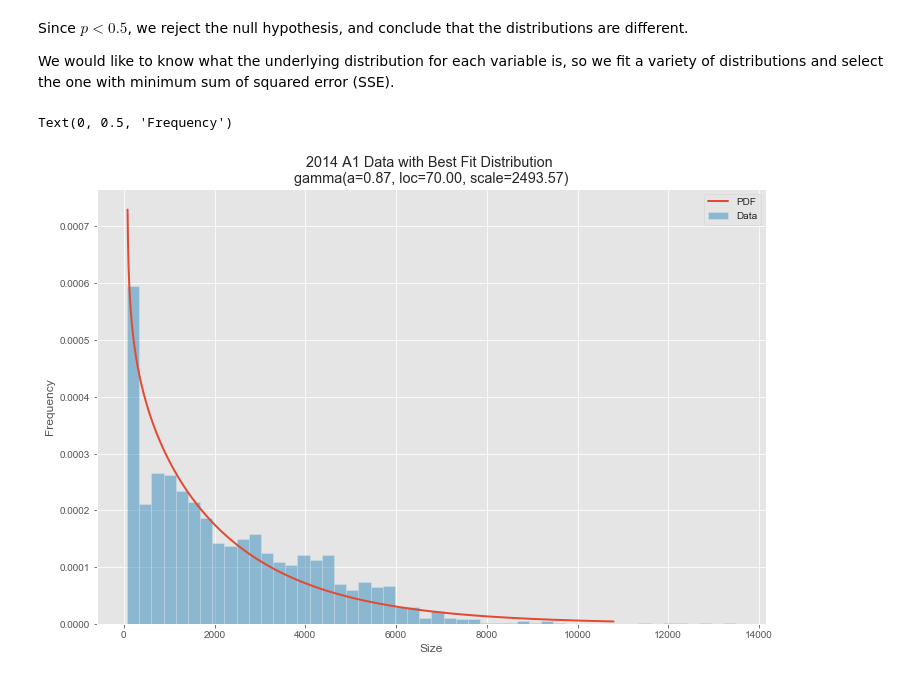
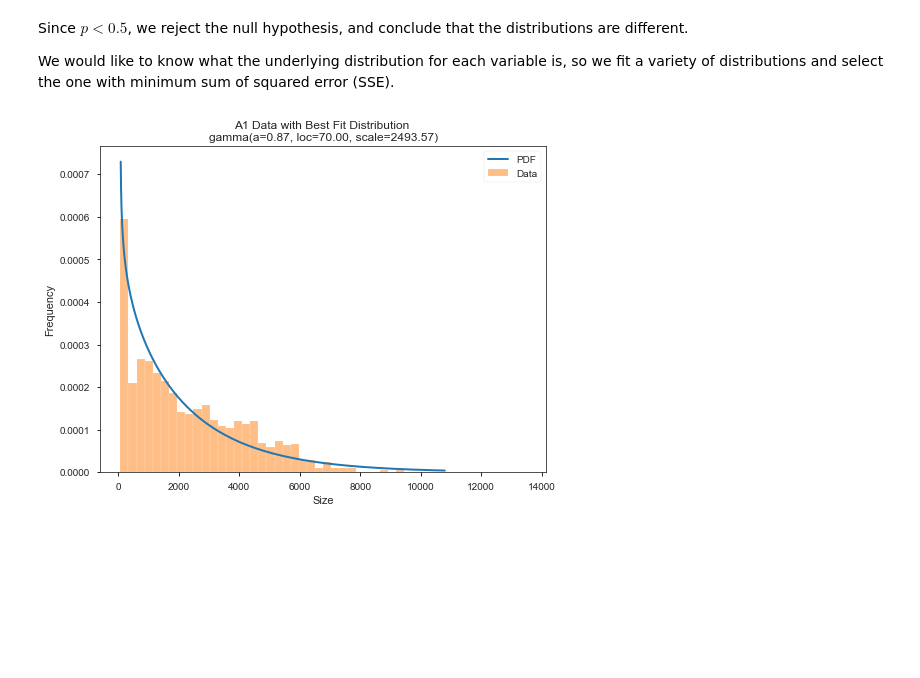
Before and after one commit to Regina-v/plant-image-analysis, a Jupyter notebook: Task04/ProgrammingProject3Task4.ipynb, the cells around one changed output. Saved outputs shown, nothing was run; the diff lists cells and outputs as text; code cells hidden in the pictures; blank space fills up the shorter version.

Commit message:
re-structure jupyter notebook, add pics with better resolution to thesis (ax labels not readable....)

```diff
--- a/Task04/ProgrammingProject3Task4.ipynb
+++ b/Task04/ProgrammingProject3Task4.ipynb
@@ -108,10 +174,10 @@ The number of leaves is correlated to the total leaf area. The Pearson correlati
 # %%
 # Dataframes for 2014 A1 data and 2014 A2 data
-A1_complete = pd.read_csv("2014_LSC_A1.csv")
-A2_complete = pd.read_csv("2014_LSC_A2.csv")
+A1_complete = pd.read_csv("2017_LSC_A1.csv")
+A2_complete = pd.read_csv("2017_LSC_A2.csv")
 
-A1 = A1_complete.loc[:,["image_ID", "size", "roundness", "brightness_average_green","feret_ratio", "width_to_height_ratio"]]
-A2 = A2_complete.loc[:,["image_ID", "size", "roundness", "brightness_average_green","feret_ratio", "width_to_height_ratio"]]
+A1 = A1_complete[["image_ID", "size", "roundness", "brightness_average_green","feret_ratio", "width_to_height_ratio"]]
+A2 = A2_complete[["image_ID", "size", "roundness", "brightness_average_green","feret_ratio", "width_to_height_ratio"]]
 # %%
 A1.head()
 # %% [output]
@@ -193,8 +263,7 @@ Since $p<0.5$, we reject the null hypothesis, and conclude that the distribution
 
 We would like to know what the underlying distribution for each variable is, so we fit a variety of distributions and select the one with minimum sum of squared error (SSE).
 # %%
-matplotlib.rcParams['figure.figsize'] = (16.0, 12.0)
-matplotlib.style.use('ggplot')
+matplotlib.style.use('seaborn-notebook')
 
 # Create models from data
 def best_fit_distribution(data, bins=200, ax=None):
@@ -276,31 +345,31 @@ def make_pdf(dist, params, size=10000):
 
     return pdf
 # %%
-# For 2014 A1 "size" data
+# For A1 "size" data
 data = A1["size"]
 
 # Find best fit distribution
 best_fit_name, best_fit_params, sses1 = best_fit_distribution(data, 200)#, ax)
 best_dist = getattr(st, best_fit_name)
 
 sorted_sses1 = sorted(sses1, key=sses1.get)
 
 # Make PDF with best params
 pdf = make_pdf(best_dist, best_fit_params)
 
 # Display
-plt.figure(figsize=(12,8))
+plt.figure(figsize=(8,6))
 ax = pdf.plot(lw=2, label='PDF', legend=True)
 data.plot(kind='hist', bins=50, density=True, alpha=0.5, label='Data', legend=True, ax=ax)
 
 param_names = (best_dist.shapes + ', loc, scale').split(', ') if best_dist.shapes else ['loc', 'scale']
 param_str = ', '.join(['{}={:0.2f}'.format(k,v) for k,v in zip(param_names, best_fit_params)])
 dist_str = '{}({})'.format(best_fit_name, param_str)
 
-ax.set_title(u'2014 A1 Data with Best Fit Distribution \n' + dist_str)
+ax.set_title(u'A1 Data with Best Fit Distribution \n' + dist_str)
 ax.set_xlabel(u'Size')
 ax.set_ylabel('Frequency')
+plt.savefig("A1-bestfit.png")
 # %% [output]
-Text(0, 0.5, 'Frequency')
-[figure, old version]
+[figure, new version]
 # %%
```
Also changed, not shown: parts of 36 cells of this notebook, 12 other files.
